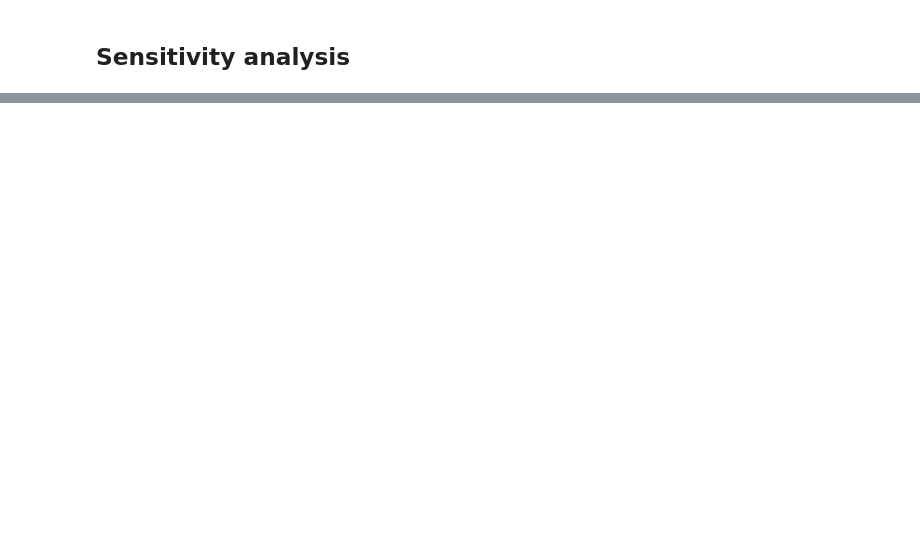
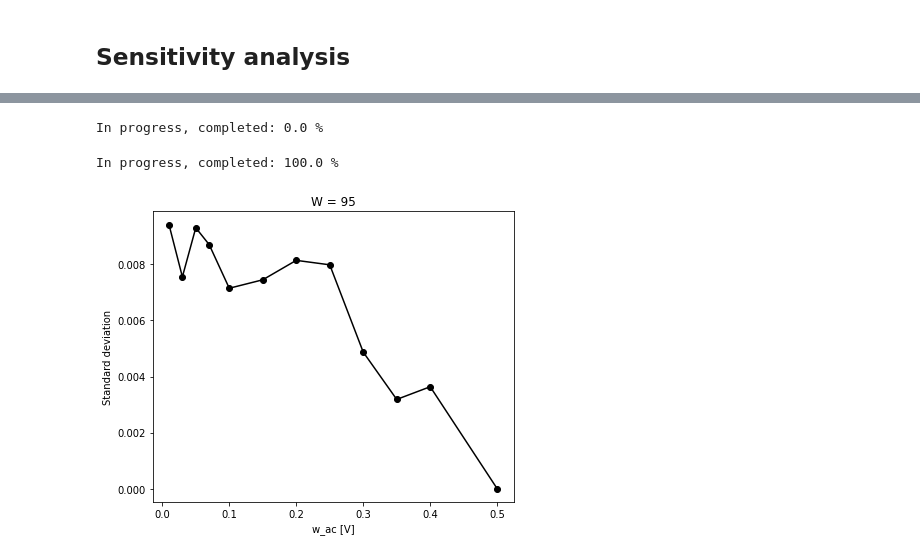
Before and after one commit to Meekevanede/PolCurveFit, a Jupyter notebook: demo.ipynb, the cells around one changed output, grey strips where cells are left out. Cells and saved outputs as stored; diff of their text form; code cells hidden in the pictures; blank space fills up the shorter version.

```diff
--- a/demo.ipynb
+++ b/demo.ipynb
@@ -121,0 +133,6 @@ Other output ideas?
+# %%
+Mycurve.sens_analysis(window=[-0.75,0.04], start_diffusion_control=-0.5, w_ac = [0.01,0.03,0.05,0.07,0.1,0.15,0.2,0.25,0.3,0.35,0.4,0.5])
+# %% [output]
+In progress, completed: 0.0 %
+In progress, completed: 100.0 %
+[figure, added]
```
Also changed, not shown: parts of 8 cells of this notebook.
